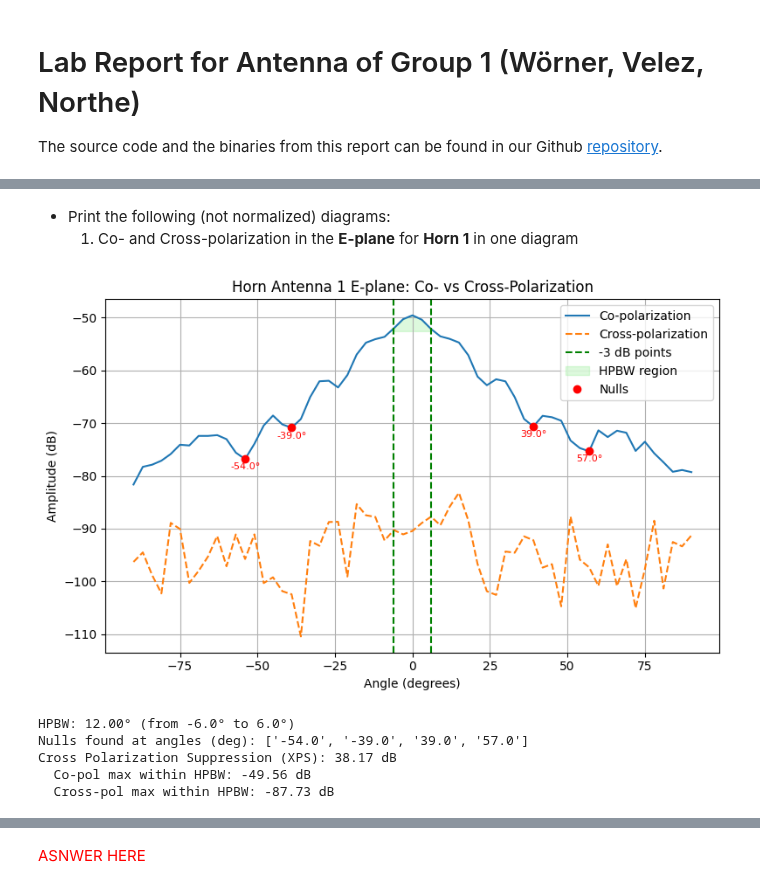
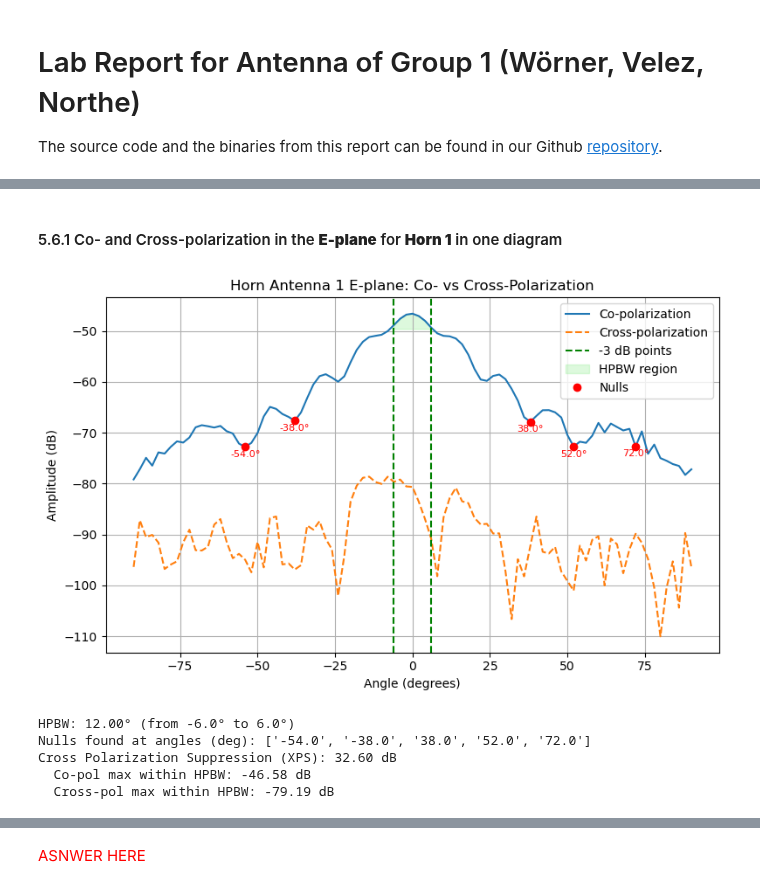
Before and after one commit to NortheLo/Microwave_Eng_Lab, a Jupyter notebook: Lab5_Antennas/Lab5_Antennas_Group1.ipynb, the cells around one changed output, grey strips where cells are left out. Drawn from its saved outputs; the diff is of its cells as text; code cells hidden in the pictures.

```diff
--- a/Lab5_Antennas/Lab5_Antennas_Group1.ipynb
+++ b/Lab5_Antennas/Lab5_Antennas_Group1.ipynb
@@ -50,13 +50,13 @@ def plot_polarizations(co_path, cross_path, title="Measured Radiation Pattern",
     mess_co = co_data['messdummy'][0]
     angles = mess_co['angles'].flatten()
     E_co = mess_co['measured_data'].flatten()
-    E_co_dB = 20 * np.log10(np.abs(E_co) + 1e-12) ###
+    E_co_dB = 20 * np.log10(np.abs(E_co)) ###
 
     # Load cross-polarization
     cross_data = loadMatlabData(cross_path)
     mess_cross = cross_data['messdummy'][0]
     E_cross = mess_cross['measured_data'].flatten()
-    E_cross_dB = 20 * np.log10(np.abs(E_cross) + 1e-12)  ###
+    E_cross_dB = 20 * np.log10(np.abs(E_cross)) ###
 
     # --- Half Power Beam Width ---
     max_E = np.max(E_co_dB)
@@ -147,7 +147,7 @@ def plot_array_patterns(paths, labels=None, title="Patch Array Beam Steering", p
         mess = data['messdummy'][0]
         angles = mess['angles'].flatten()
         E = mess['measured_data'].flatten()
-        E_dB = 20 * np.log10(np.abs(E) + 1e-12) ###
+        E_dB = 20 * np.log10(np.abs(E)) ###
 
         # Plot pattern
         plt.plot(angles, E_dB, label=labels[i])
@@ -187,18 +198,19 @@ def plot_array_patterns(paths, labels=None, title="Patch Array Beam Steering", p
-# %% [markdown]
-- Print the following (not normalized) diagrams:
-    1. Co- and Cross-polarization in the **E-plane** for **Horn 1** in one diagram
+# %% [markdown]
+####  5.6.1 Co- and Cross-polarization in the **E-plane** for **Horn 1** in one diagram
 # %%
 plot_polarizations(
-    'Microwave_lab_07_07_25/Measurement_Antennas/Uncalibrated/562_HornHplane_Co.mat',
-    'Microwave_lab_07_07_25/Measurement_Antennas/Uncalibrated/562_HornHplane_X.mat',
+    #'testplots\horn1EplaneCO.mat',
+    #'testplots\horn1EplaneX.mat',
+    'Microwave_lab_07_07_25/Measurement_Antennas/Calibrated/561_Horn1_Eplane_Co.mat',
+    'Microwave_lab_07_07_25/Measurement_Antennas/Calibrated/561_Horn1_Eplane_X.mat',
     title="Horn Antenna 1 E-plane: Co- vs Cross-Polarization",
     prominence=2
 )
 # %% [output]
-[figure, old version]
+[figure, new version]
 HPBW: 12.00° (from -6.0° to 6.0°)
-Nulls found at angles (deg): ['-54.0', '-39.0', '39.0', '57.0']
-Cross Polarization Suppression (XPS): 38.17 dB
-  Co-pol max within HPBW: -49.56 dB
-  Cross-pol max within HPBW: -87.73 dB
+Nulls found at angles (deg): ['-54.0', '-38.0', '38.0', '52.0', '72.0']
+Cross Polarization Suppression (XPS): 32.60 dB
+  Co-pol max within HPBW: -46.58 dB
+  Cross-pol max within HPBW: -79.19 dB
 # %% [markdown]
```
Also changed, not shown: parts of 11 cells of this notebook, 19 other files.
